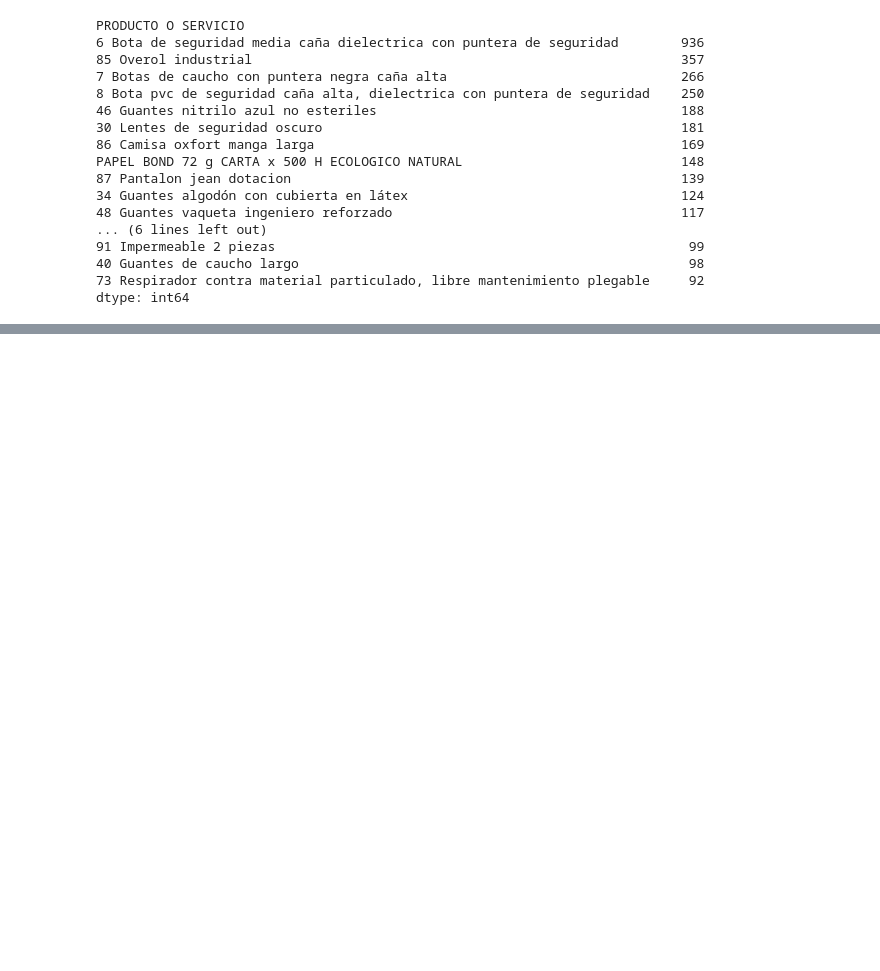
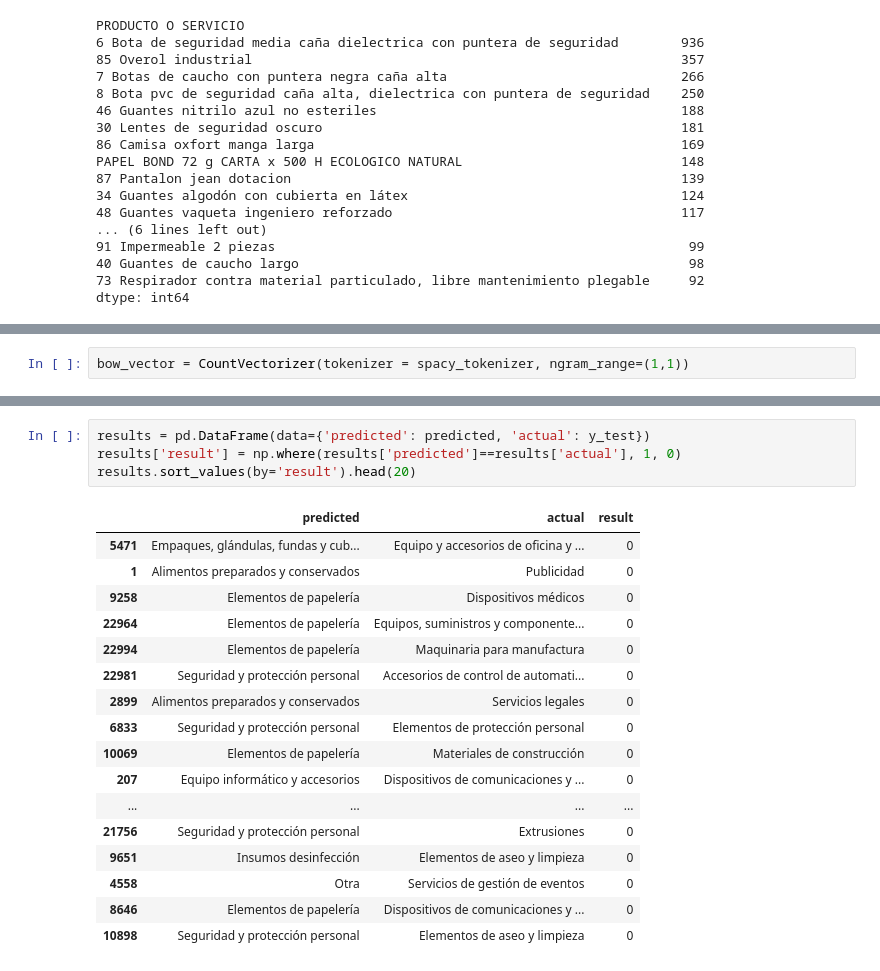
Before and after one commit to keyssi93/final_project, a Jupyter notebook: final_project.ipynb, the cells around one changed output, grey strips where cells are left out. Cells and saved outputs as stored; diff of their text form; blank space fills up the shorter version.

```diff
--- a/final_project.ipynb
+++ b/final_project.ipynb
@@ -80,0 +239,2 @@ dtype: int64
+# %%
+bow_vector = CountVectorizer(tokenizer = spacy_tokenizer, ngram_range=(1,1))
@@ -80,0 +289,22 @@ dtype: int64
+# %%
+results = pd.DataFrame(data={'predicted': predicted, 'actual': y_test})
+results['result'] = np.where(results['predicted']==results['actual'], 1, 0)
+results.sort_values(by='result').head(20)
+# %% [output]
+|  | predicted | actual | result |
+| 5471 | Empaques, glándulas, fundas y cub... | Equipo y accesorios de oficina y ... | 0 |
+| 1 | Alimentos preparados y conservados | Publicidad | 0 |
+| 9258 | Elementos de papelería | Dispositivos médicos | 0 |
+| 22964 | Elementos de papelería | Equipos, suministros y componente... | 0 |
+| 22994 | Elementos de papelería | Maquinaria para manufactura | 0 |
+| 22981 | Seguridad y protección personal | Accesorios de control de automati... | 0 |
+| 2899 | Alimentos preparados y conservados | Servicios legales | 0 |
+| 6833 | Seguridad y protección personal | Elementos de protección personal | 0 |
+| 10069 | Elementos de papelería | Materiales de construcción | 0 |
+| 207 | Equipo informático y accesorios | Dispositivos de comunicaciones y ... | 0 |
+| ... | ... | ... | ... |
+| 21756 | Seguridad y protección personal | Extrusiones | 0 |
+| 9651 | Insumos desinfección | Elementos de aseo y limpieza | 0 |
+| 4558 | Otra | Servicios de gestión de eventos | 0 |
+| 8646 | Elementos de papelería | Dispositivos de comunicaciones y ... | 0 |
+| 10898 | Seguridad y protección personal | Elementos de aseo y limpieza | 0 |
```
Also changed, not shown: parts of 19 cells of this notebook, 1 other file.
